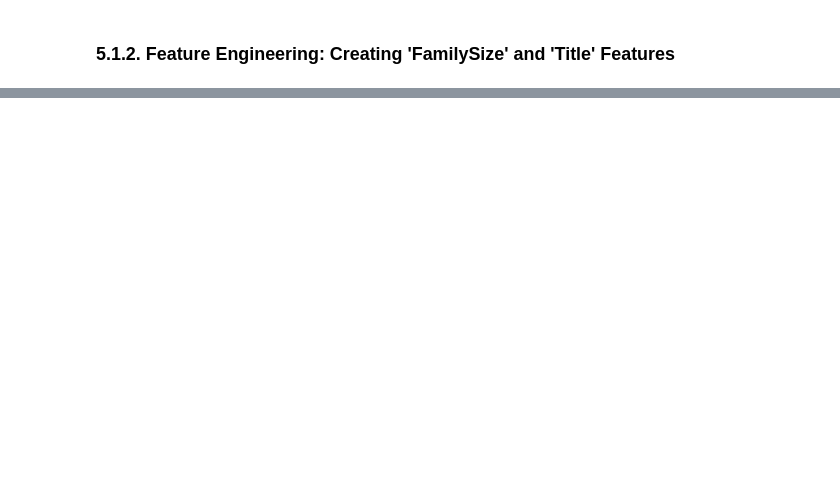
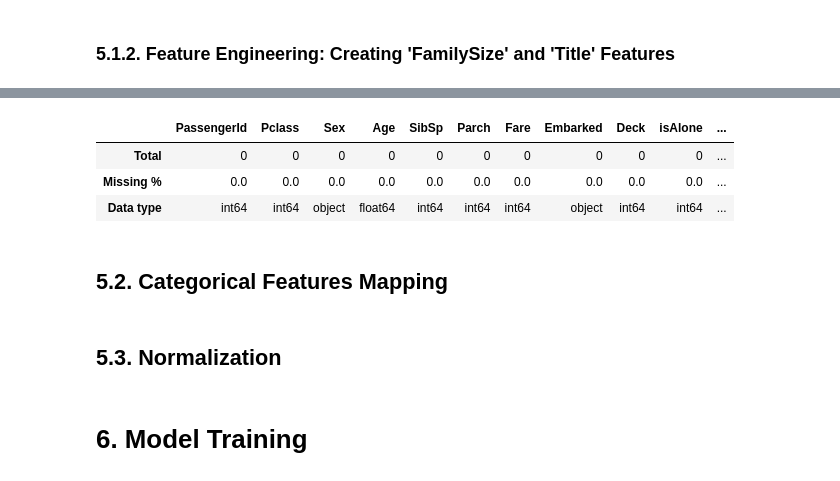
Before and after one commit to devbilalkhan/titanic-eda, a Jupyter notebook: comprehensive-eda-with-nice-graphs copy.ipynb, the cells around one changed output, grey strips where cells are left out. Saved outputs shown, nothing was run; the diff lists cells and outputs as text; code cells hidden in the pictures; blank space fills up the shorter version.

```diff
--- a/comprehensive-eda-with-nice-graphs copy.ipynb
+++ b/comprehensive-eda-with-nice-graphs copy.ipynb
@@ -538,0 +508,9 @@ This analysis highlights the impact of social status and demographics on surviva
+# %%
+inspect_missing_values(test_ds)
+# %% [output]
+|  | PassengerId | Pclass | Sex | Age | SibSp | Parch | Fare | Embarked | Deck | isAlone | ... |
+| Total | 0 | 0 | 0 | 0 | 0 | 0 | 0 | 0 | 0 | 0 | ... |
+| Missing % | 0.0 | 0.0 | 0.0 | 0.0 | 0.0 | 0.0 | 0.0 | 0.0 | 0.0 | 0.0 | ... |
+| Data type | int64 | int64 | object | float64 | int64 | int64 | int64 | object | int64 | int64 | ... |
+# %% [markdown]
+## 5.2. Categorical Features Mapping
@@ -538,0 +535,2 @@ This analysis highlights the impact of social status and demographics on surviva
+# %% [markdown]
+## 5.3. Normalization
@@ -538,0 +550,2 @@ This analysis highlights the impact of social status and demographics on surviva
+# %% [markdown]
+# 6. Model Training
```
Also changed, not shown: parts of 45 cells of this notebook, 1 other file.
